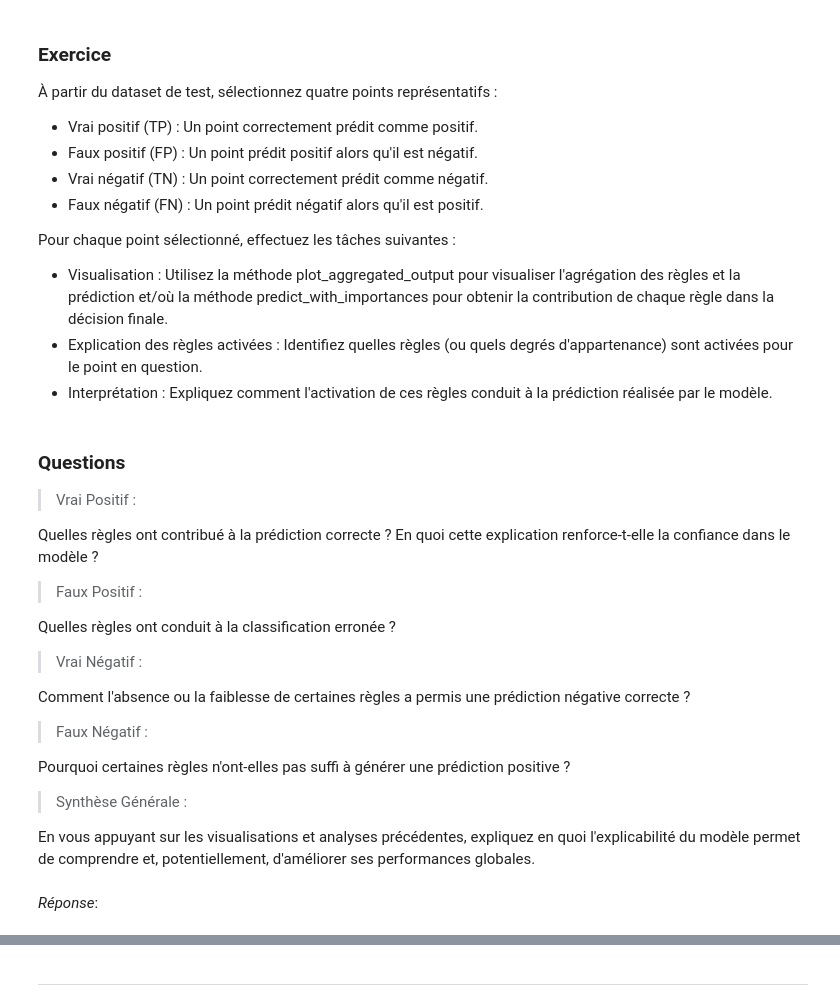
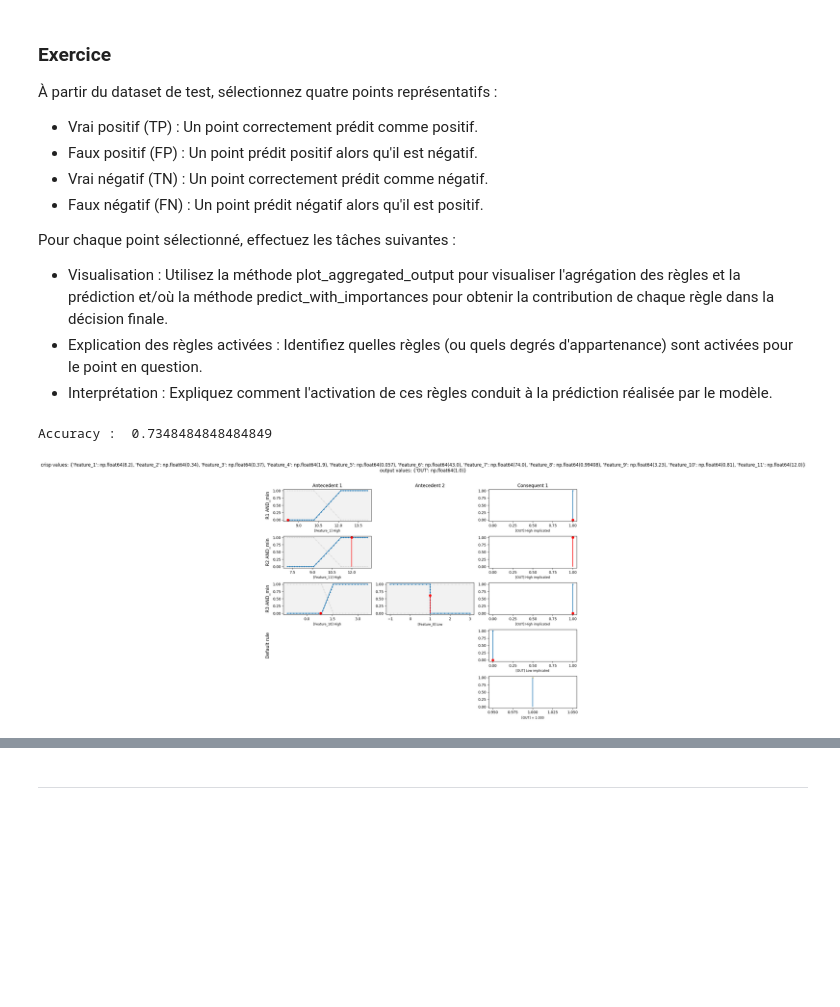
Before and after one commit to Raynobrak/heigvd-labos-xai, a Jupyter notebook: TP3/XAI_TP3_2025_AnçayRémi_CharbonnierLucas.ipynb, the cells around one changed output, grey strips where cells are left out. Cells and saved outputs as stored; diff of their text form; code cells hidden in the pictures; blank space fills up the shorter version.

```diff
--- a/TP3/XAI_TP3_2025_AnçayRémi_CharbonnierLucas.ipynb
+++ b/TP3/XAI_TP3_2025_AnçayRémi_CharbonnierLucas.ipynb
@@ -284,7 +282,7 @@ tuned_parameters = [
 ]
 
 # Recherche des meilleurs hyperparamètres
-clf = GridSearchCV(FuzzyCocoClassifier(), tuned_parameters, cv=3, scoring=make_scorer(evaluate))
+clf = GridSearchCV(FuzzyCocoClassifier(), tuned_parameters, cv=3, scoring=make_scorer(evaluate), verbose=3)
 clf.fit(X_train, y_train)
 
 # Affichage des meilleurs paramètres
@@ -296,4 +294,4 @@ print("Accuracy:", accuracy_score(y_test, y_pred_test))
 print("F1 Score:", f1_score(y_test, y_pred_test))
 
 # Enregistrement du meilleur système
-clf.best_estimator_.fit(X_train, y_train, output_filename='testFuzzySystem.ffs')
+clf.best_estimator_.fit(X_train, y_train, output_filename='testFuzzySystem1.ffs')
@@ -341,25 +368,28 @@ Pour chaque point sélectionné, effectuez les tâches suivantes :
-# %% [markdown]
-### Questions
-
-> Vrai Positif :
-
-Quelles règles ont contribué à la prédiction correcte ?
-En quoi cette explication renforce-t-elle la confiance dans le modèle ?
-
-> Faux Positif :
-
-Quelles règles ont conduit à la classification erronée ?
-
-> Vrai Négatif :
-
-Comment l'absence ou la faiblesse de certaines règles a permis une prédiction négative correcte ?
-
-> Faux Négatif :
-
-Pourquoi certaines règles n'ont-elles pas suffi à générer une prédiction positive ?
-
-> Synthèse Générale :
-
-En vous appuyant sur les visualisations et analyses précédentes, expliquez en quoi l'explicabilité du modèle permet de comprendre et, potentiellement, d'améliorer ses performances globales.
-# %% [markdown]
-*Réponse*:
+# %%
+# VOTRE CODE
+best_model = clf.best_estimator_
+
+tp_idx = []  # True Positives
+tn_idx = []  # True Negatives
+fp_idx = []  # False Positives
+fn_idx = []  # False Negatives
+
+for i in range(len(y_pred_test)):
+    if y_pred_test[i] == 1 and y_test[i] == 1:
+        tp_idx.append(i)
+    elif y_pred_test[i] == 0 and y_test[i] == 0:
+        tn_idx.append(i)
+    elif y_pred_test[i] == 1 and y_test[i] == 0:
+        fp_idx.append(i)
+    elif y_pred_test[i] == 0 and y_test[i] == 1:
+        fn_idx.append(i)
+# %%
+#Vérification
+print("Accuracy : ", (len(tp_idx) + len(tn_idx)) / len(y_pred_test))
+# %% [output]
+Accuracy :  0.7348484848484849
+# %%
+# Example d'un True Positive
+best_model.plot_aggregated_output(X_test[tp_idx[0]])
+# %% [output]
+[figure, added]
```
Also changed, not shown: parts of 18 cells of this notebook.
